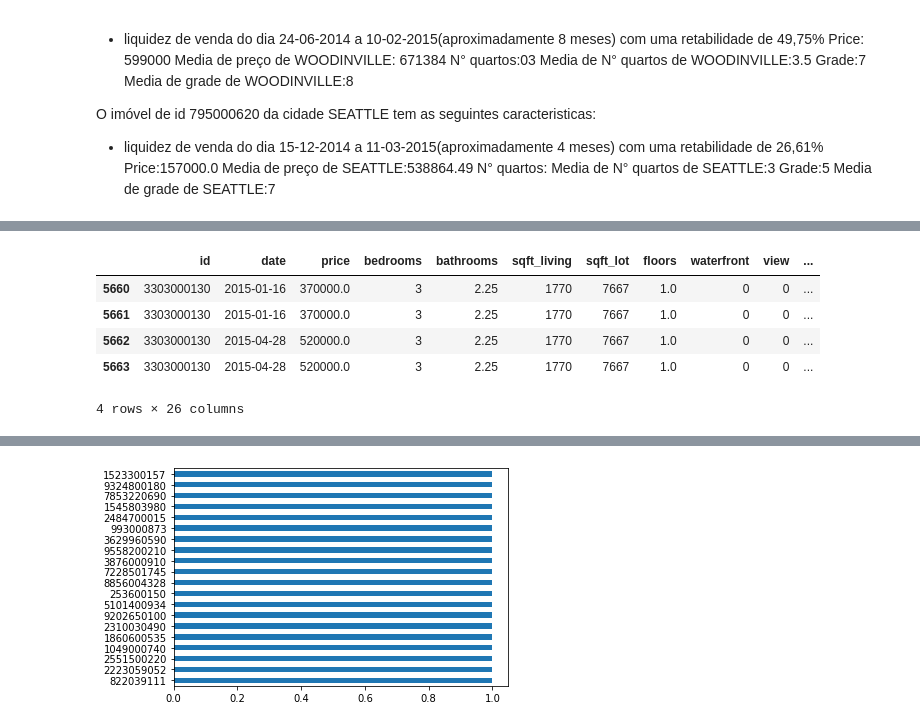
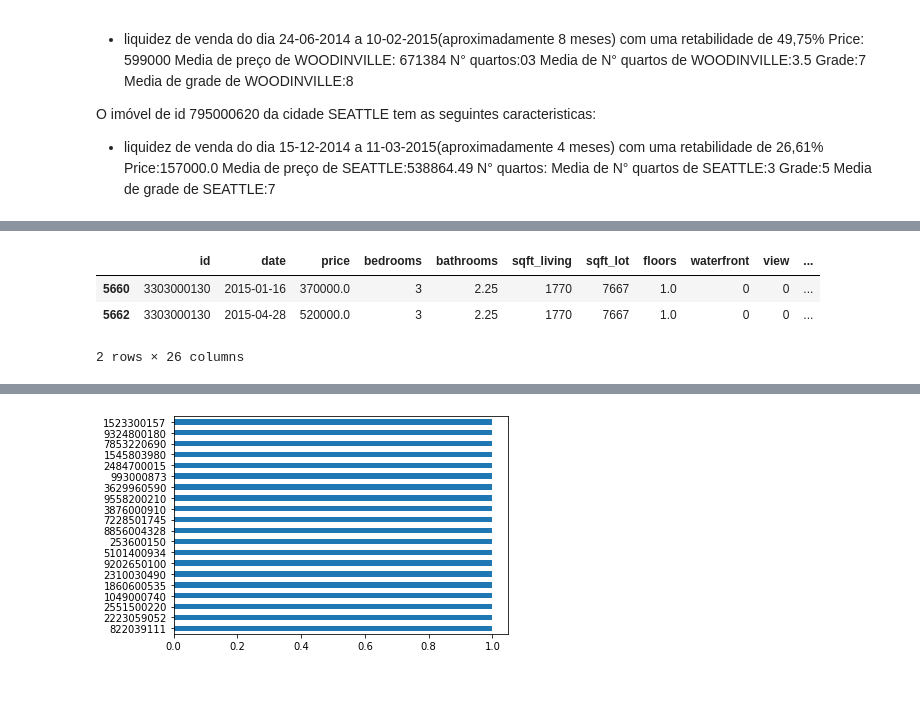
Before and after one commit to ramon-santana-silva/miniprojeto01, a Jupyter notebook: roofimoveis.ipynb, the cells around one changed output, grey strips where cells are left out. Drawn from its saved outputs; the diff is of its cells as text; code cells hidden in the pictures; blank space fills up the shorter version.

```diff
--- a/roofimoveis.ipynb
+++ b/roofimoveis.ipynb
@@ -347,9 +355,7 @@ Warning: Total number of columns (26) exceeds max_columns (20) limiting to first
 # %%
-df[df['id']==3303000130]
+df[df['id']==3303000130].drop_duplicates(subset=['date'])
 # %% [output]
 |  | id | date | price | bedrooms | bathrooms | sqft_living | sqft_lot | floors | waterfront | view | ... |
 | 5660 | 3303000130 | 2015-01-16 | 370000.0 | 3 | 2.25 | 1770 | 7667 | 1.0 | 0 | 0 | ... |
-| 5661 | 3303000130 | 2015-01-16 | 370000.0 | 3 | 2.25 | 1770 | 7667 | 1.0 | 0 | 0 | ... |
 | 5662 | 3303000130 | 2015-04-28 | 520000.0 | 3 | 2.25 | 1770 | 7667 | 1.0 | 0 | 0 | ... |
-| 5663 | 3303000130 | 2015-04-28 | 520000.0 | 3 | 2.25 | 1770 | 7667 | 1.0 | 0 | 0 | ... |
-4 rows × 26 columns
+2 rows × 26 columns
```
Also changed, not shown: parts of 37 cells of this notebook.
